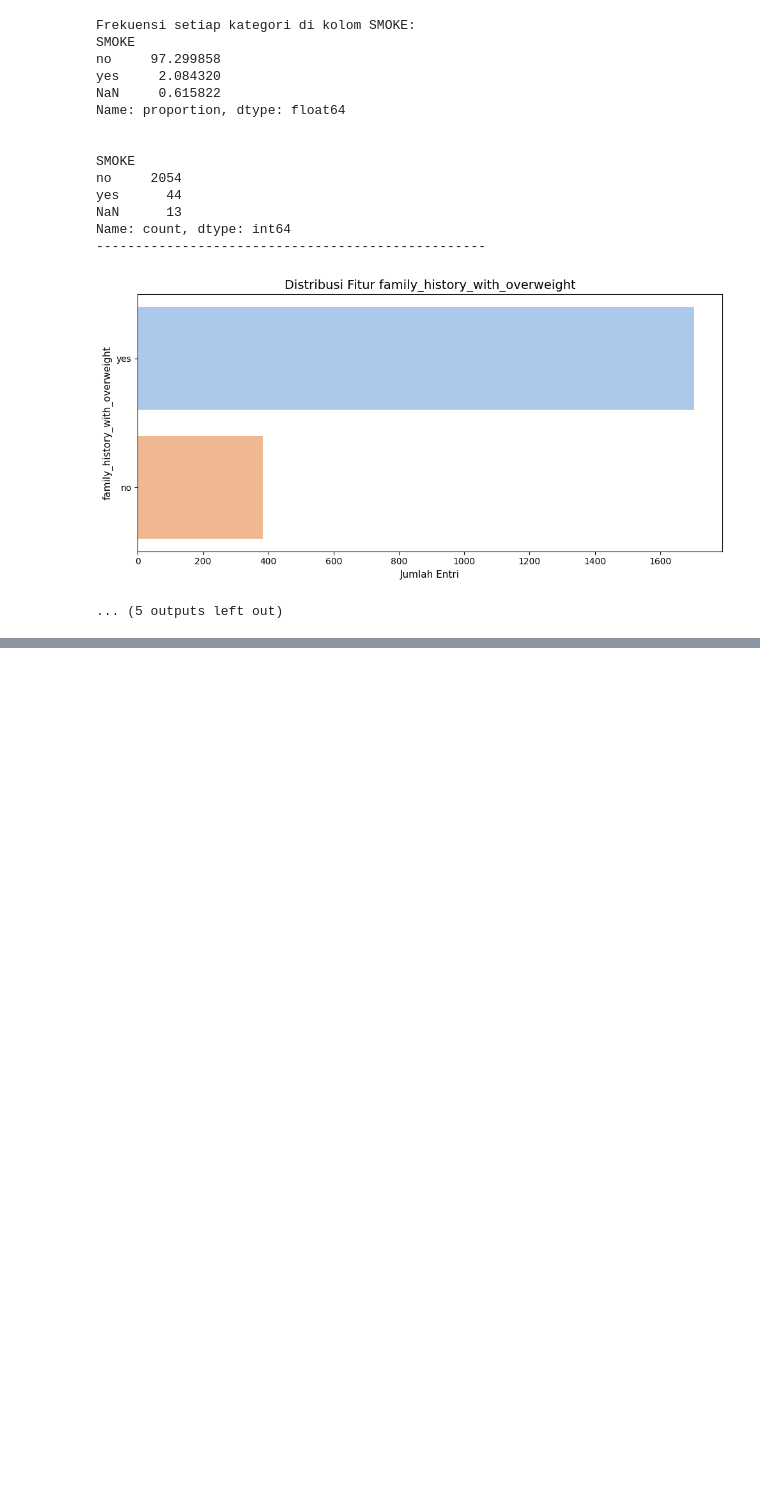
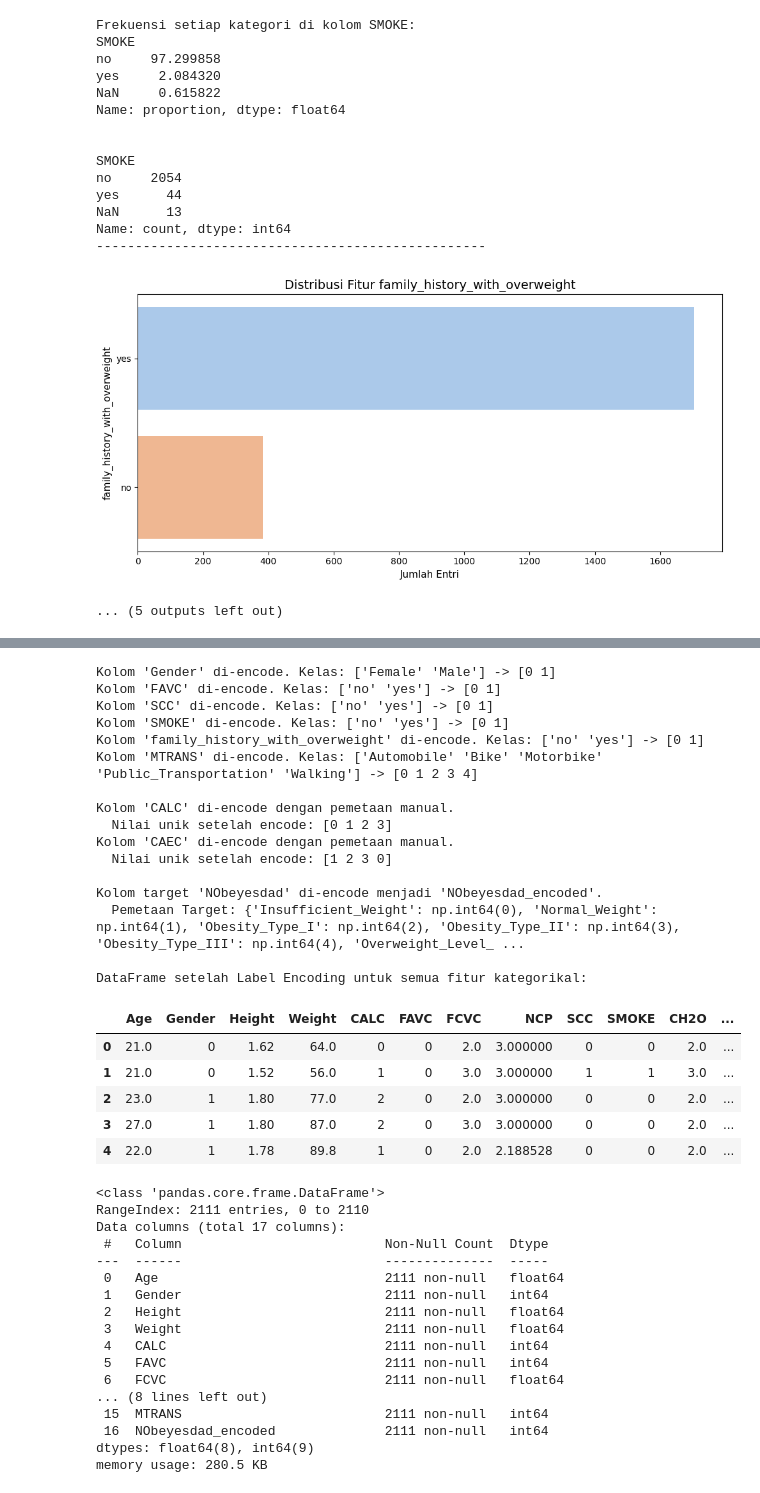
Before and after one commit to renji710/CapstoneUAS_BengkelKoding, a Jupyter notebook: Capstone_UAS.ipynb, the cells around one changed output, grey strips where cells are left out. Drawn from its saved outputs; the diff is of its cells as text; code cells hidden in the pictures; blank space fills up the shorter version.

```diff
--- a/Capstone_UAS.ipynb
+++ b/Capstone_UAS.ipynb
@@ -358,0 +531,71 @@ Name: count, dtype: int64
+# %%
+#Mengubah kolom kategorikal ke numerik dengan Label Encoding
+df_encoded_le = df_cleaned.copy()
+le = LabelEncoder()
+
+cols_for_standard_le = ['Gender', 'FAVC', 'SCC', 'SMOKE', 'family_history_with_overweight', 'MTRANS']
+for col in cols_for_standard_le:
+    df_encoded_le[col] = le.fit_transform(df_encoded_le[col])
+    print(f"Kolom '{col}' di-encode. Kelas: {le.classes_} -> {np.unique(df_encoded_le[col])}")
+
+#Pemetaan manual untuk Fitur Ordinal (CALC, CAEC)
+calc_mapping = {'no': 0, 'Sometimes': 1, 'Frequently': 2, 'Always': 3}
+df_encoded_le['CALC'] = df_encoded_le['CALC'].map(calc_mapping)
+print(f"\nKolom 'CALC' di-encode dengan pemetaan manual.")
+print(f"  Nilai unik setelah encode: {df_encoded_le['CALC'].unique()}")
+
+caec_mapping = {'no': 0, 'Sometimes': 1, 'Frequently': 2, 'Always': 3}
+df_encoded_le['CAEC'] = df_encoded_le['CAEC'].map(caec_mapping)
+print(f"Kolom 'CAEC' di-encode dengan pemetaan manual.")
+print(f"  Nilai unik setelah encode: {df_encoded_le['CAEC'].unique()}")
+
+df_encoded_le['NObeyesdad_encoded'] = le.fit_transform(df_encoded_le['NObeyesdad'])
+target_mapping_le = dict(zip(le.classes_, le.transform(le.classes_)))
+print(f"\nKolom target 'NObeyesdad' di-encode menjadi 'NObeyesdad_encoded'.")
+print(f"  Pemetaan Target: {target_mapping_le}")
+
+df_encoded_le.drop(columns=['NObeyesdad'], inplace=True)
+
+print("\nDataFrame setelah Label Encoding untuk semua fitur kategorikal:")
+display(df_encoded_le.head())
+df_encoded_le.info()
+# %% [output]
+Kolom 'Gender' di-encode. Kelas: ['Female' 'Male'] -> [0 1]
+Kolom 'FAVC' di-encode. Kelas: ['no' 'yes'] -> [0 1]
+Kolom 'SCC' di-encode. Kelas: ['no' 'yes'] -> [0 1]
+Kolom 'SMOKE' di-encode. Kelas: ['no' 'yes'] -> [0 1]
+Kolom 'family_history_with_overweight' di-encode. Kelas: ['no' 'yes'] -> [0 1]
+Kolom 'MTRANS' di-encode. Kelas: ['Automobile' 'Bike' 'Motorbike' 'Public_Transportation' 'Walking'] -> [0 1 2 3 4]
+
+Kolom 'CALC' di-encode dengan pemetaan manual.
+  Nilai unik setelah encode: [0 1 2 3]
+Kolom 'CAEC' di-encode dengan pemetaan manual.
+  Nilai unik setelah encode: [1 2 3 0]
+
+Kolom target 'NObeyesdad' di-encode menjadi 'NObeyesdad_encoded'.
+  Pemetaan Target: {'Insufficient_Weight': np.int64(0), 'Normal_Weight': np.int64(1), 'Obesity_Type_I': np.int64(2), 'Obesity_Type_II': np.int64(3), 'Obesity_Type_III': np.int64(4), 'Overweight_Level_ ...
+
+DataFrame setelah Label Encoding untuk semua fitur kategorikal:
+|  | Age | Gender | Height | Weight | CALC | FAVC | FCVC | NCP | SCC | SMOKE | CH2O | ... |
+| 0 | 21.0 | 0 | 1.62 | 64.0 | 0 | 0 | 2.0 | 3.000000 | 0 | 0 | 2.0 | ... |
+| 1 | 21.0 | 0 | 1.52 | 56.0 | 1 | 0 | 3.0 | 3.000000 | 1 | 1 | 3.0 | ... |
+| 2 | 23.0 | 1 | 1.80 | 77.0 | 2 | 0 | 2.0 | 3.000000 | 0 | 0 | 2.0 | ... |
+| 3 | 27.0 | 1 | 1.80 | 87.0 | 2 | 0 | 3.0 | 3.000000 | 0 | 0 | 2.0 | ... |
+| 4 | 22.0 | 1 | 1.78 | 89.8 | 1 | 0 | 2.0 | 2.188528 | 0 | 0 | 2.0 | ... |
+<class 'pandas.core.frame.DataFrame'>
+RangeIndex: 2111 entries, 0 to 2110
+Data columns (total 17 columns):
+ #   Column                          Non-Null Count  Dtype
+---  ------                          --------------  -----
+ 0   Age                             2111 non-null   float64
+ 1   Gender                          2111 non-null   int64
+ 2   Height                          2111 non-null   float64
+ 3   Weight                          2111 non-null   float64
+ 4   CALC                            2111 non-null   int64
+ 5   FAVC                            2111 non-null   int64
+ 6   FCVC                            2111 non-null   float64
+... (8 lines left out)
+ 15  MTRANS                          2111 non-null   int64
+ 16  NObeyesdad_encoded              2111 non-null   int64
+dtypes: float64(8), int64(9)
+memory usage: 280.5 KB
```
Also changed, not shown: parts of 7 cells of this notebook.
